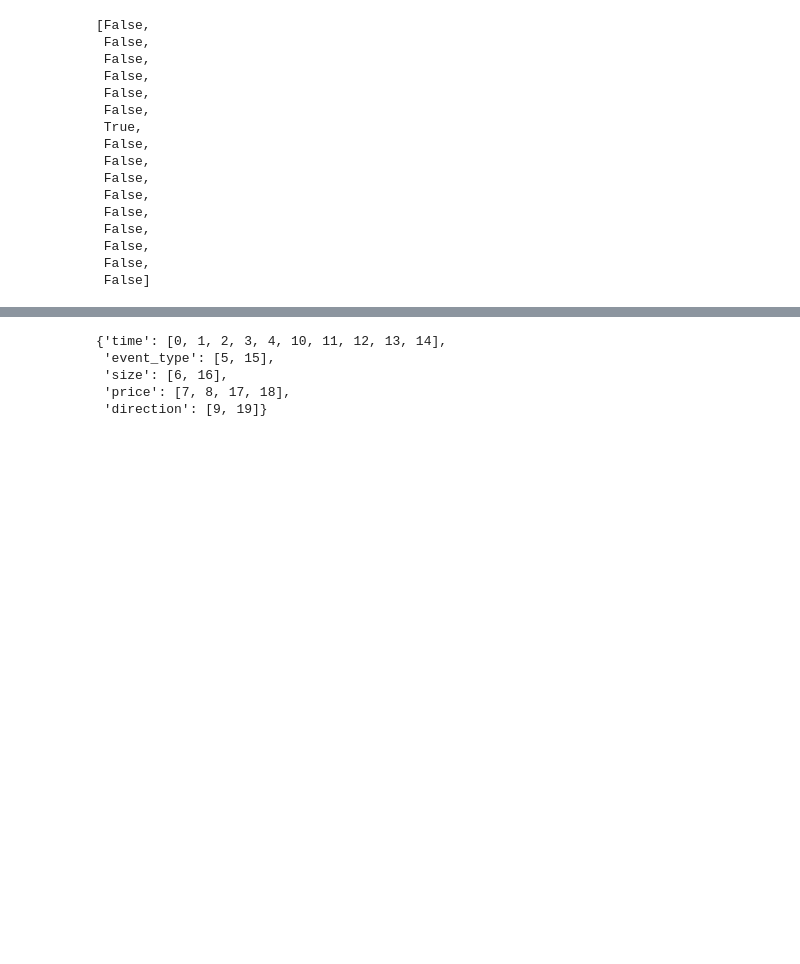
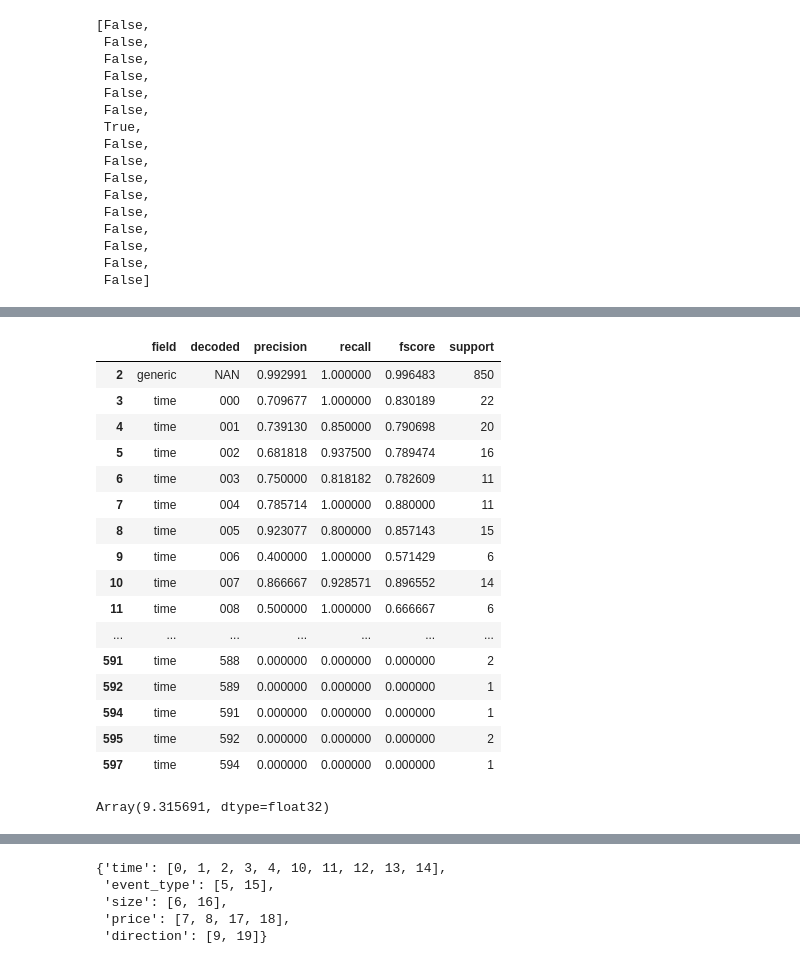
Before and after one commit to saschafrey/LOBS5_Prediction, a Jupyter notebook: lob/validate_model.ipynb, the cells around one changed output, grey strips where cells are left out. Drawn from its saved outputs; the diff is of its cells as text; code cells hidden in the pictures; blank space fills up the shorter version.

Commit message:
validation scores and AR message prediction

```diff
--- a/lob/validate_model.ipynb
+++ b/lob/validate_model.ipynb
@@ -247,9 +234,0 @@ for batch_idx, batch in enumerate(val_loader):
-# %%
-for batch_idx, batch in enumerate(val_loader):
-    print(batch)
-
-    inputs, labels, integration_timesteps = prep_batch(batch, seq_len, in_dim)
-    loss, acc, pred = eval_step(
-        inputs, labels, integration_timesteps, state, model, args.batchnorm)
-
-    break
@@ -534,0 +441,20 @@ Array(0.16054794, dtype=float32)
+# %%
+import sklearn
+import numpy as onp
+import pandas as pd
+
+
+precision, recall, fscore, support = sklearn.metrics.precision_recall_fscore_support(
+    all_labels.astype(int),
+    all_pred_toks,
+    labels=range(len(v)),
+    zero_division=0,
+    average=None
+)
+
+'''
+print('precision: {}'.format(precision))
+print('recall: {}'.format(recall))
+print('fscore: {}'.format(fscore))
+print('support: {}'.format(support))
+'''
@@ -534,0 +463,12 @@ Array(0.16054794, dtype=float32)
+# %%
+field_dec = onp.array([(field, dec) for tok, (field, dec) in sorted(v.DECODING_GLOBAL.items())])
+
+scores_df = pd.DataFrame({
+    'field': field_dec[:, 0],
+    'decoded': field_dec[:, 1],
+    'precision': precision,
+    'recall': recall,
+    'fscore': fscore,
+    'support': support,
+})
+#scores_df
@@ -534,0 +555,21 @@ Array(0.16054794, dtype=float32)
+# %%
+with pd.option_context('display.max_rows', None, 'display.max_columns', None):
+    display(scores_df.loc[scores_df.support > 0])
+# %% [output]
+|  | field | decoded | precision | recall | fscore | support |
+| 2 | generic | NAN | 0.992991 | 1.000000 | 0.996483 | 850 |
+| 3 | time | 000 | 0.709677 | 1.000000 | 0.830189 | 22 |
+| 4 | time | 001 | 0.739130 | 0.850000 | 0.790698 | 20 |
+| 5 | time | 002 | 0.681818 | 0.937500 | 0.789474 | 16 |
+| 6 | time | 003 | 0.750000 | 0.818182 | 0.782609 | 11 |
+| 7 | time | 004 | 0.785714 | 1.000000 | 0.880000 | 11 |
+| 8 | time | 005 | 0.923077 | 0.800000 | 0.857143 | 15 |
+| 9 | time | 006 | 0.400000 | 1.000000 | 0.571429 | 6 |
+| 10 | time | 007 | 0.866667 | 0.928571 | 0.896552 | 14 |
+| 11 | time | 008 | 0.500000 | 1.000000 | 0.666667 | 6 |
+| ... | ... | ... | ... | ... | ... | ... |
+| 591 | time | 588 | 0.000000 | 0.000000 | 0.000000 | 2 |
+| 592 | time | 589 | 0.000000 | 0.000000 | 0.000000 | 1 |
+| 594 | time | 591 | 0.000000 | 0.000000 | 0.000000 | 1 |
+| 595 | time | 592 | 0.000000 | 0.000000 | 0.000000 | 2 |
+| 597 | time | 594 | 0.000000 | 0.000000 | 0.000000 | 1 |
@@ -534,0 +599,5 @@ Array(0.16054794, dtype=float32)
+# %%
+# calculate loss of uniform prediction as reference
+cross_entropy_loss(np.log(np.ones_like(pred) / pred.shape[-1]), labels).mean()
+# %% [output]
+Array(9.315691, dtype=float32)
```
Also changed, not shown: parts of 54 cells of this notebook, 6 other files.
